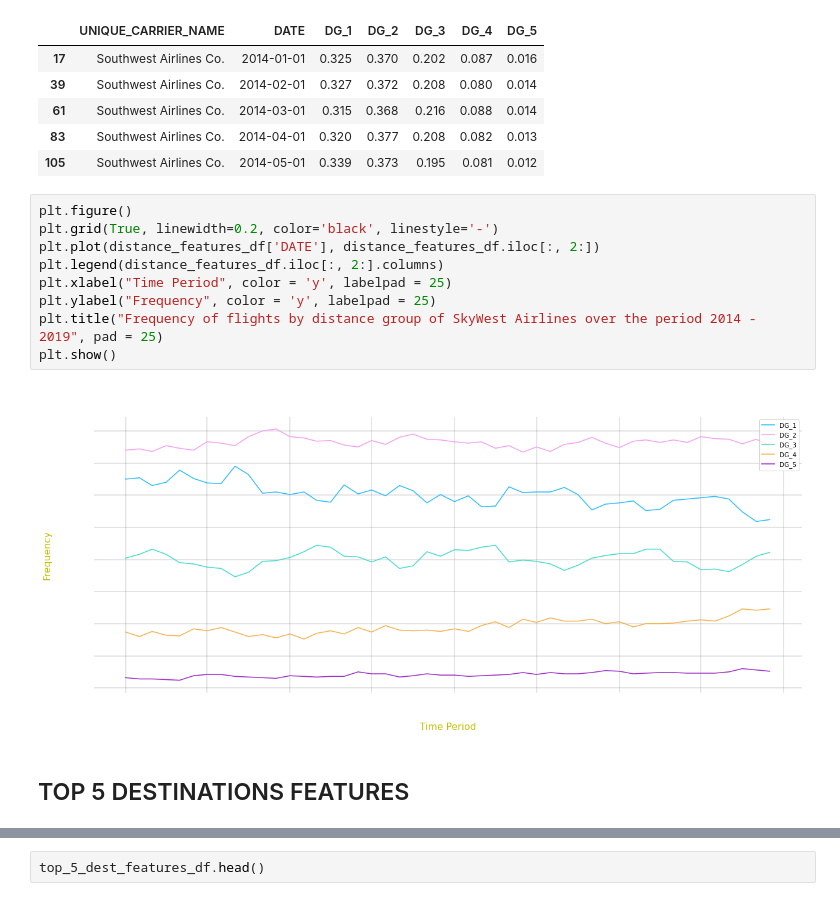
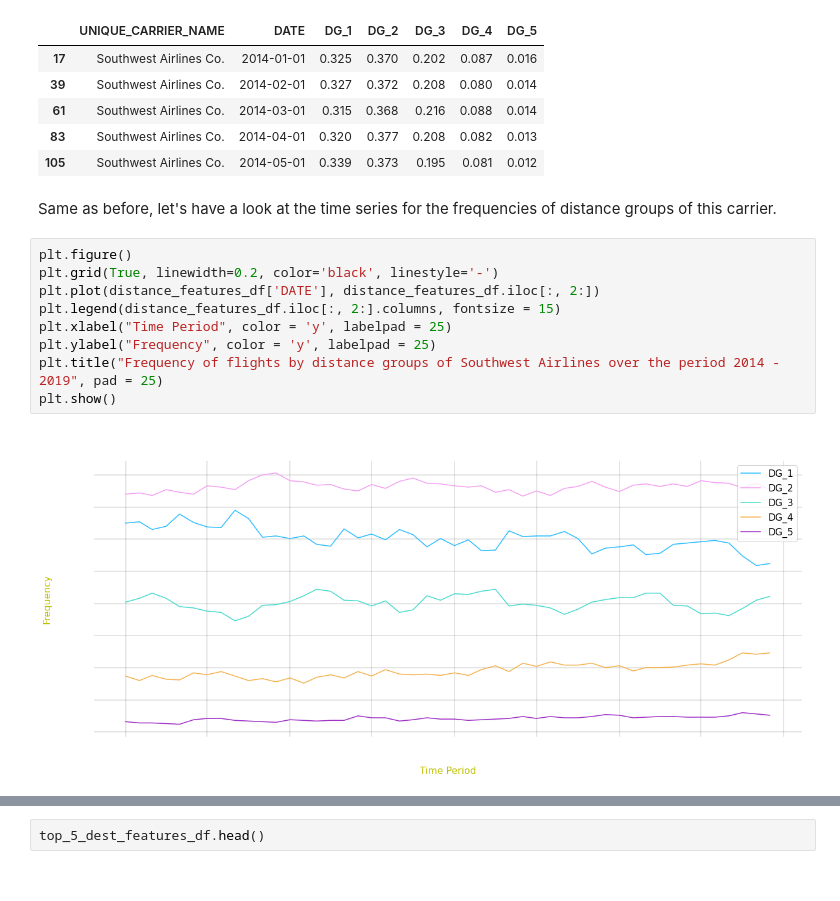
Before and after one commit to alexZajac/airlines_performance, a Jupyter notebook: airlines_performance.ipynb, the cells around one changed output, grey strips where cells are left out. Cells and saved outputs as stored; diff of their text form.

```diff
--- a/airlines_performance.ipynb
+++ b/airlines_performance.ipynb
@@ -359,16 +397,16 @@ distance_features_df.head()
 | 61 | Southwest Airlines Co. | 2014-03-01 | 0.315 | 0.368 | 0.216 | 0.088 | 0.014 |
 | 83 | Southwest Airlines Co. | 2014-04-01 | 0.320 | 0.377 | 0.208 | 0.082 | 0.013 |
 | 105 | Southwest Airlines Co. | 2014-05-01 | 0.339 | 0.373 | 0.195 | 0.081 | 0.012 |
+# %% [markdown]
+Same as before, let's have a look at the time series for the frequencies of distance groups of this carrier.
 # %%
 plt.figure()
 plt.grid(True, linewidth=0.2, color='black', linestyle='-')
 plt.plot(distance_features_df['DATE'], distance_features_df.iloc[:, 2:])
-plt.legend(distance_features_df.iloc[:, 2:].columns)
+plt.legend(distance_features_df.iloc[:, 2:].columns, fontsize = 15)
 plt.xlabel("Time Period", color = 'y', labelpad = 25)
 plt.ylabel("Frequency", color = 'y', labelpad = 25)
-plt.title("Frequency of flights by distance group of SkyWest Airlines over the period 2014 - 2019", pad = 25)
+plt.title("Frequency of flights by distance groups of Southwest Airlines over the period 2014 - 2019", pad = 25)
 plt.show()
 # %% [output]
-[figure, old version]
+[figure, new version]
-# %% [markdown]
-## TOP 5 DESTINATIONS FEATURES
```
Also changed, not shown: parts of 53 cells of this notebook.
